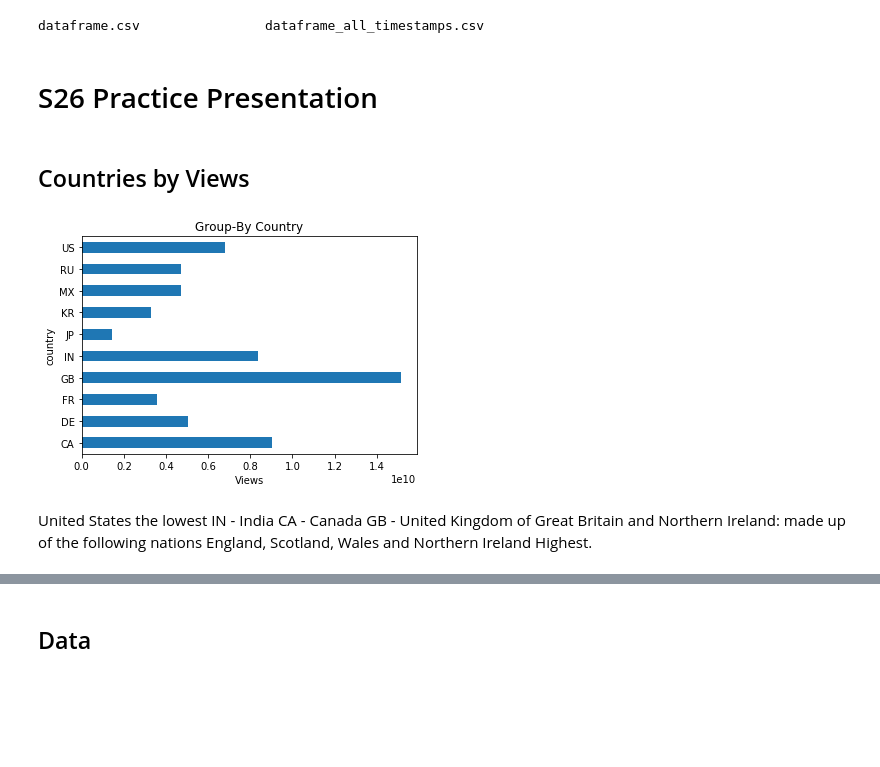
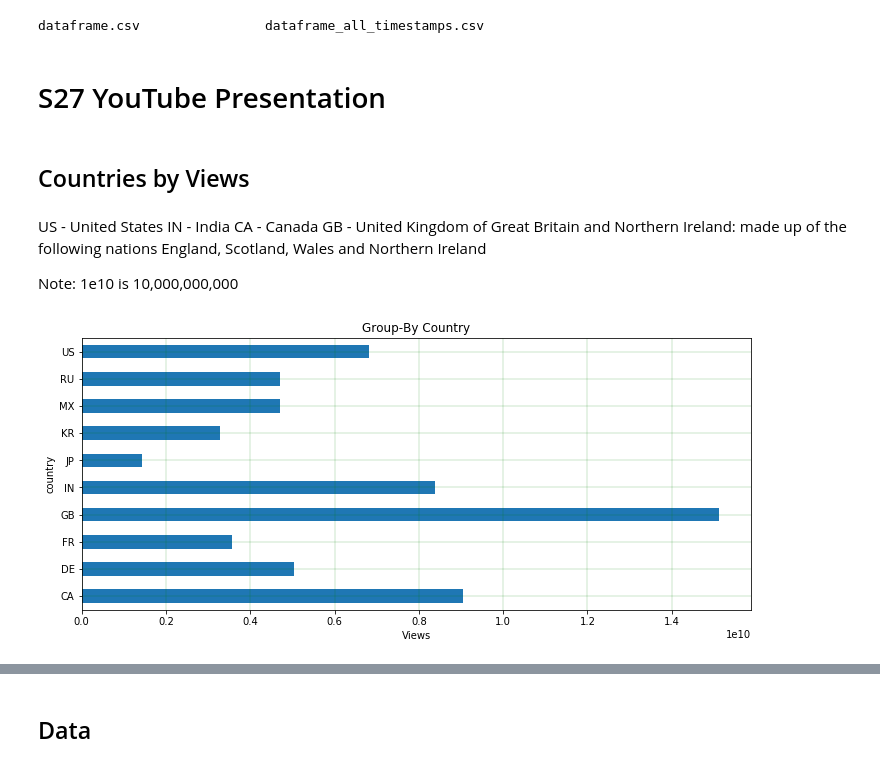
Before and after one commit to perezrm/YouTube_rmp, a Jupyter notebook: S26PracticePresentation.ipynb, the cells around one changed output, grey strips where cells are left out. Saved outputs shown, nothing was run; the diff lists cells and outputs as text; code cells hidden in the pictures; blank space fills up the shorter version.

```diff
--- a/S26PracticePresentation.ipynb
+++ b/S26PracticePresentation.ipynb
@@ -27,21 +23,20 @@ filename2 = os.path.join('..',filepath,'dataframe_all_timestamps.csv')
 df = pd.read_csv(filename1)
 df_all_timestamps = pd.read_csv(filename2)
 # %% [markdown]
-# S26 Practice Presentation
+# S27 YouTube Presentation
 # %% [markdown]
 ## Countries by Views
+# %% [markdown]
+US - United States
+IN - India
+CA - Canada
+GB - United Kingdom of Great Britain and Northern Ireland:
+     made up of the following nations England, Scotland, Wales and Northern Ireland
+
+Note: 1e10 is 10,000,000,000
 # %%
-# 1e10 is 10,000,000,000
-
-df.groupby('country')['views'].agg('sum').plot(kind='barh',title='Group-By Country')
-
+plt.figure(figsize=(12,5))
+df.groupby('country')['views'].agg('sum').plot(kind='barh',title='Group-By Country').grid(color='g', linestyle='-', linewidth=.2)
 plt.xlabel('Views');
 # %% [output]
-[figure, old version]
+[figure, new version]
-# %% [markdown]
-United States the lowest
-IN - India
-CA - Canada
-GB - United Kingdom of Great Britain and Northern Ireland:
-made up of the following nations England, Scotland, Wales and Northern Ireland
-Highest.
```
Also changed, not shown: parts of 20 cells of this notebook.
